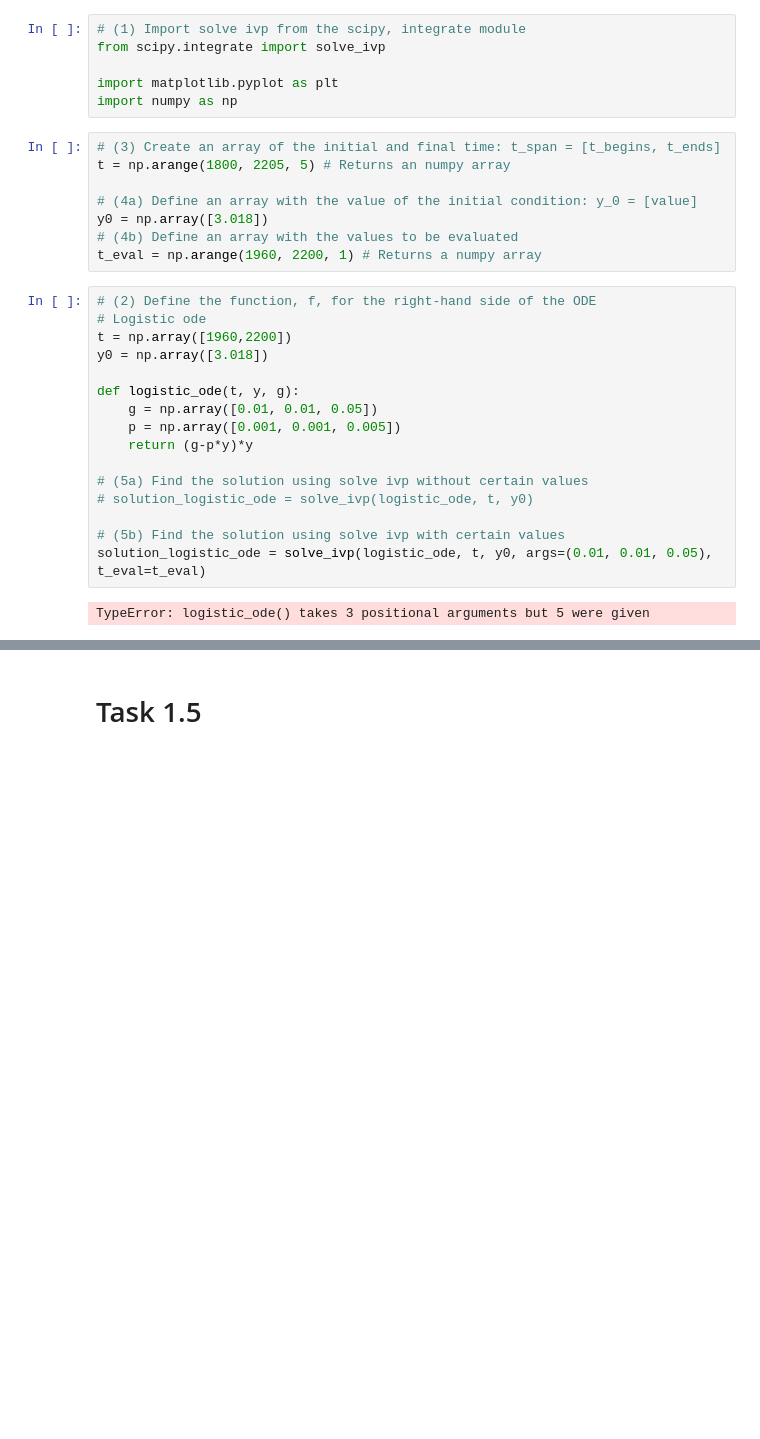
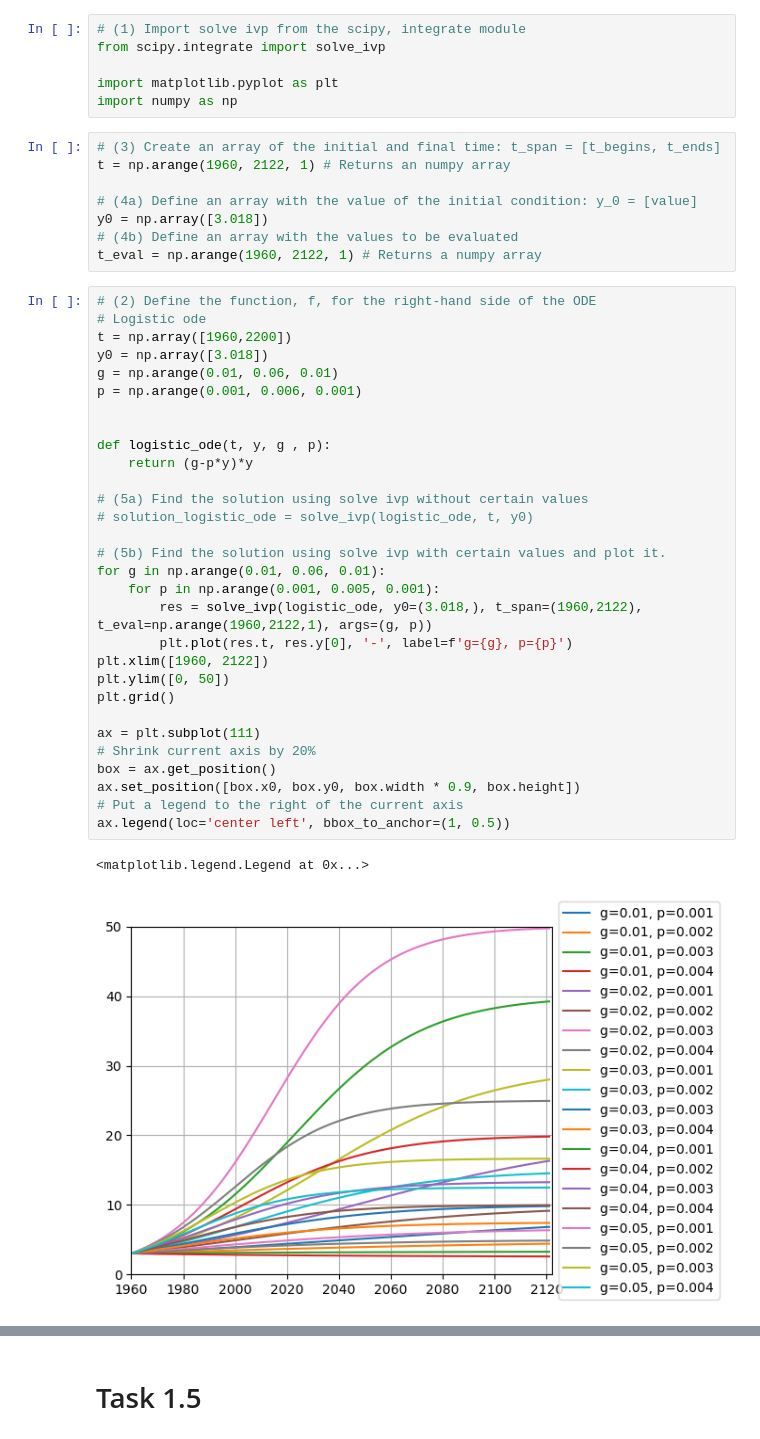
Before and after one commit to ablarer/SCC_ZHAW, a Jupyter notebook: 01/01 Vorlesung, Lab.ipynb, the cells around one changed output, grey strips where cells are left out. Saved outputs shown, nothing was run; the diff lists cells and outputs as text; blank space fills up the shorter version.

```diff
--- a/01/01 Vorlesung, Lab.ipynb
+++ b/01/01 Vorlesung, Lab.ipynb
@@ -241,27 +241,42 @@ import matplotlib.pyplot as plt
 import numpy as np
 # %%
 # (3) Create an array of the initial and final time: t_span = [t_begins, t_ends]
-t = np.arange(1800, 2205, 5) # Returns an numpy array
+t = np.arange(1960, 2122, 1) # Returns an numpy array
 
 # (4a) Define an array with the value of the initial condition: y_0 = [value]
 y0 = np.array([3.018])
 # (4b) Define an array with the values to be evaluated
-t_eval = np.arange(1960, 2200, 1) # Returns a numpy array
+t_eval = np.arange(1960, 2122, 1) # Returns a numpy array
 # %%
 # (2) Define the function, f, for the right-hand side of the ODE
 # Logistic ode
 t = np.array([1960,2200])
 y0 = np.array([3.018])
+g = np.arange(0.01, 0.06, 0.01)
+p = np.arange(0.001, 0.006, 0.001)
 
-def logistic_ode(t, y, g):
-    g = np.array([0.01, 0.01, 0.05])
-    p = np.array([0.001, 0.001, 0.005])
+
+def logistic_ode(t, y, g , p):
     return (g-p*y)*y
 
 # (5a) Find the solution using solve ivp without certain values
 # solution_logistic_ode = solve_ivp(logistic_ode, t, y0)
 
-# (5b) Find the solution using solve ivp with certain values
-solution_logistic_ode = solve_ivp(logistic_ode, t, y0, args=(0.01, 0.01, 0.05), t_eval=t_eval)
+# (5b) Find the solution using solve ivp with certain values and plot it.
+for g in np.arange(0.01, 0.06, 0.01):
+    for p in np.arange(0.001, 0.005, 0.001):
+        res = solve_ivp(logistic_ode, y0=(3.018,), t_span=(1960,2122), t_eval=np.arange(1960,2122,1), args=(g, p))
+        plt.plot(res.t, res.y[0], '-', label=f'g={g}, p={p}')
+plt.xlim([1960, 2122])
+plt.ylim([0, 50])
+plt.grid()
+
+ax = plt.subplot(111)
+# Shrink current axis by 20%
+box = ax.get_position()
+ax.set_position([box.x0, box.y0, box.width * 0.9, box.height])
+# Put a legend to the right of the current axis
+ax.legend(loc='center left', bbox_to_anchor=(1, 0.5))
 # %% [output]
-TypeError: logistic_ode() takes 3 positional arguments but 5 were given
+<matplotlib.legend.Legend at 0x...>
+[figure, added]
```
Also changed, not shown: parts of 31 cells of this notebook.
